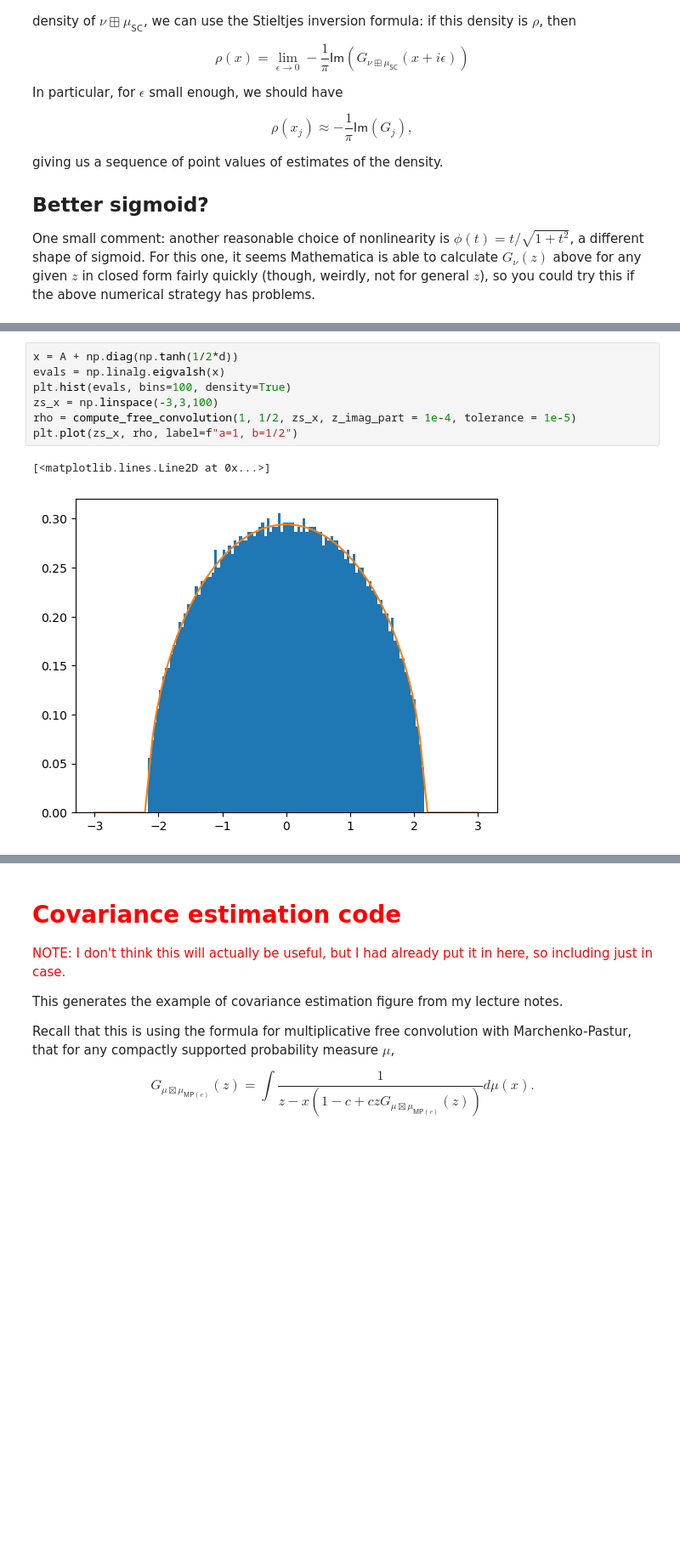
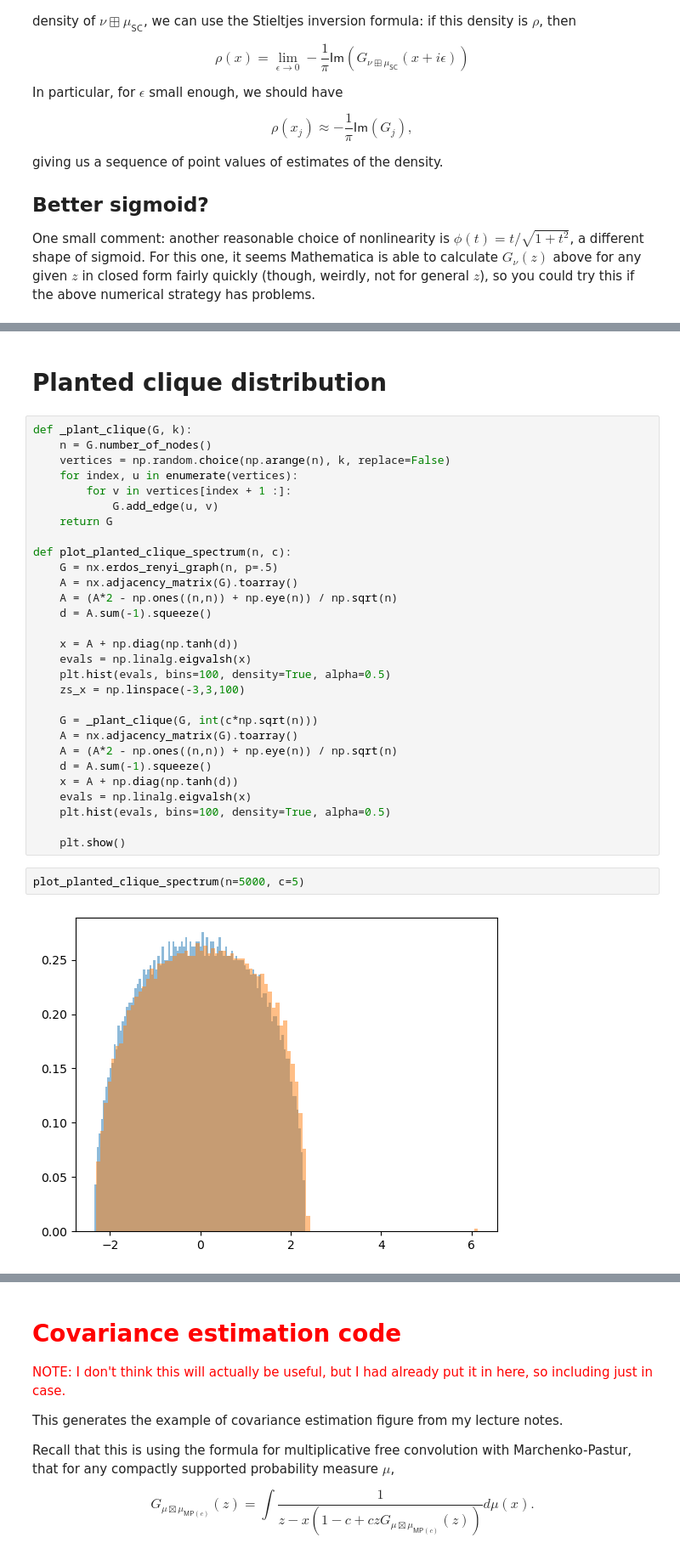
Before and after one commit to yuxinma98/NonlinearLaplacian, a Jupyter notebook: ipynb/Sketch of tanh(D) + A eigenvalues on ER graph prediction.ipynb, the cells around one changed output, grey strips where cells are left out. Shown: that part at 85% size. Cells and saved outputs as stored; diff of their text form; blank space fills up the shorter version.

```diff
--- a/ipynb/Sketch of tanh(D) + A eigenvalues on ER graph prediction.ipynb
+++ b/ipynb/Sketch of tanh(D) + A eigenvalues on ER graph prediction.ipynb
@@ -144,10 +151,35 @@ plt.show()
-# %%
-x = A + np.diag(np.tanh(1/2*d))
-evals = np.linalg.eigvalsh(x)
-plt.hist(evals, bins=100, density=True)
-zs_x = np.linspace(-3,3,100)
-rho = compute_free_convolution(1, 1/2, zs_x, z_imag_part = 1e-4, tolerance = 1e-5)
-plt.plot(zs_x, rho, label=f"a=1, b=1/2")
-# %% [output]
-[<matplotlib.lines.Line2D at 0x...>]
-[figure, removed]
+# %% [markdown]
+# Planted clique distribution
+# %%
+def _plant_clique(G, k):
+    n = G.number_of_nodes()
+    vertices = np.random.choice(np.arange(n), k, replace=False)
+    for index, u in enumerate(vertices):
+        for v in vertices[index + 1 :]:
+            G.add_edge(u, v)
+    return G
+
+def plot_planted_clique_spectrum(n, c):
+    G = nx.erdos_renyi_graph(n, p=.5)
+    A = nx.adjacency_matrix(G).toarray()
+    A = (A*2 - np.ones((n,n)) + np.eye(n)) / np.sqrt(n)
+    d = A.sum(-1).squeeze()
+
+    x = A + np.diag(np.tanh(d))
+    evals = np.linalg.eigvalsh(x)
+    plt.hist(evals, bins=100, density=True, alpha=0.5)
+    zs_x = np.linspace(-3,3,100)
+
+    G = _plant_clique(G, int(c*np.sqrt(n)))
+    A = nx.adjacency_matrix(G).toarray()
+    A = (A*2 - np.ones((n,n)) + np.eye(n)) / np.sqrt(n)
+    d = A.sum(-1).squeeze()
+    x = A + np.diag(np.tanh(d))
+    evals = np.linalg.eigvalsh(x)
+    plt.hist(evals, bins=100, density=True, alpha=0.5)
+
+    plt.show()
+# %%
+plot_planted_clique_spectrum(n=5000, c=5)
+# %% [output]
+[figure, added]
```
Also changed, not shown: parts of 12 cells of this notebook.
